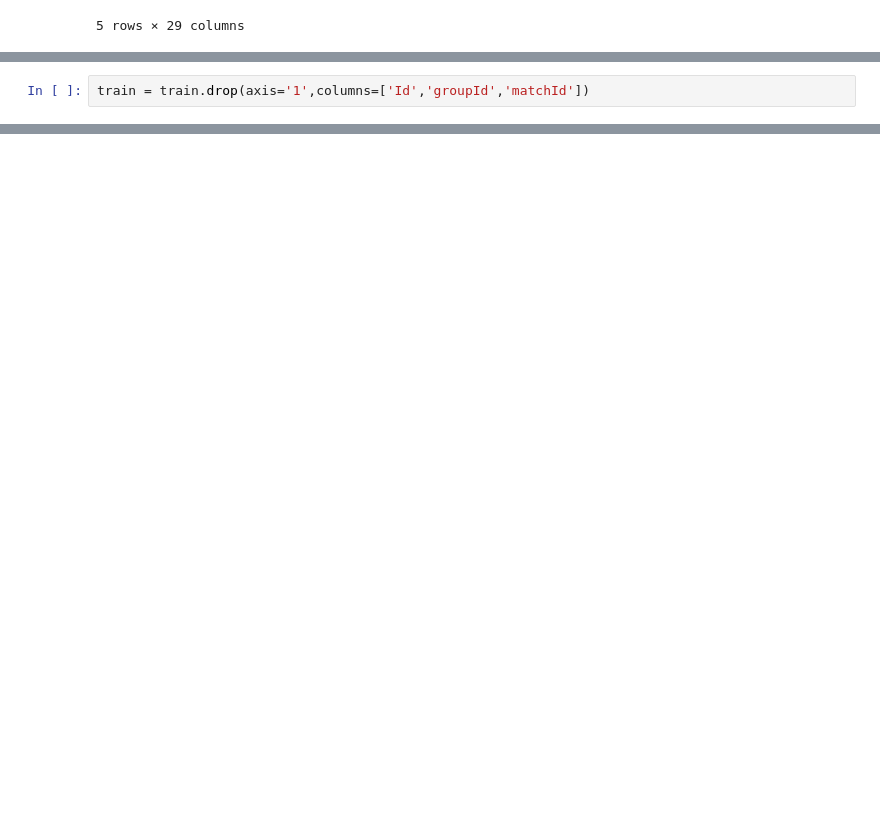
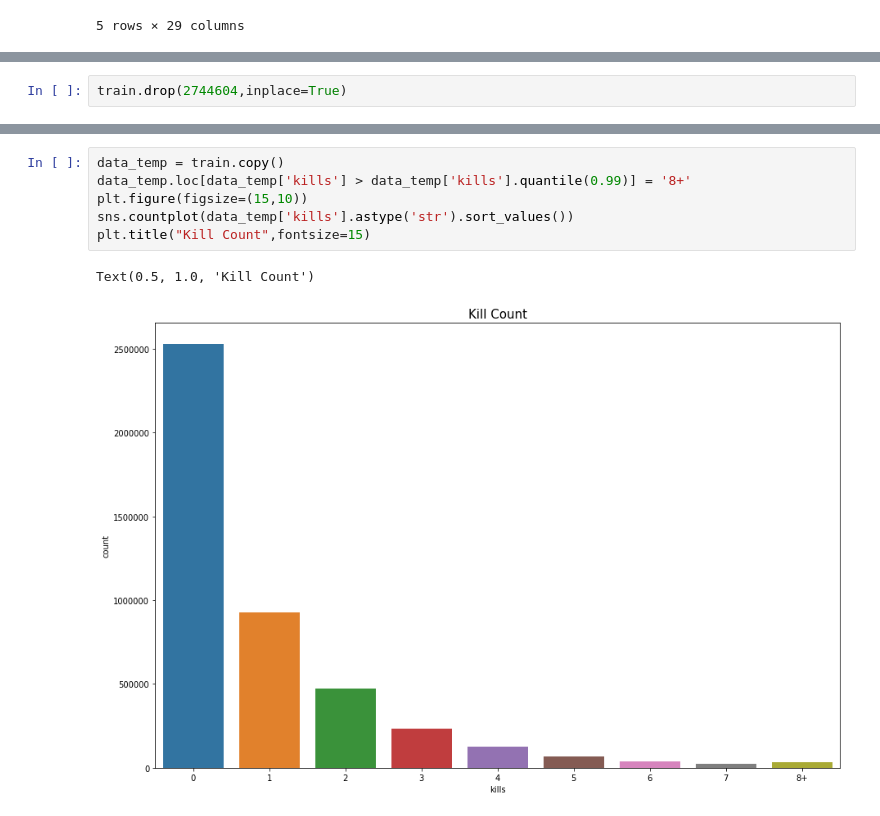
Before and after one commit to aadityachapagain/PUBG_Prec, a Jupyter notebook: PUBG.ipynb, the cells around one changed output, grey strips where cells are left out. Cells and saved outputs as stored; diff of their text form; blank space fills up the shorter version.

```diff
--- a/PUBG.ipynb
+++ b/PUBG.ipynb
@@ -49,2 +46,0 @@ train.head()
-# %%
-train = train.drop(axis='1',columns=['Id','groupId','matchId'])
@@ -60,0 +77,2 @@ train.head()
+# %%
+train.drop(2744604,inplace=True)
@@ -60,0 +115,9 @@ train.head()
+# %%
+data_temp = train.copy()
+data_temp.loc[data_temp['kills'] > data_temp['kills'].quantile(0.99)] = '8+'
+plt.figure(figsize=(15,10))
+sns.countplot(data_temp['kills'].astype('str').sort_values())
+plt.title("Kill Count",fontsize=15)
+# %% [output]
+Text(0.5, 1.0, 'Kill Count')
+[figure, added]
```
Also changed, not shown: parts of 92 cells of this notebook, 1 other file.
